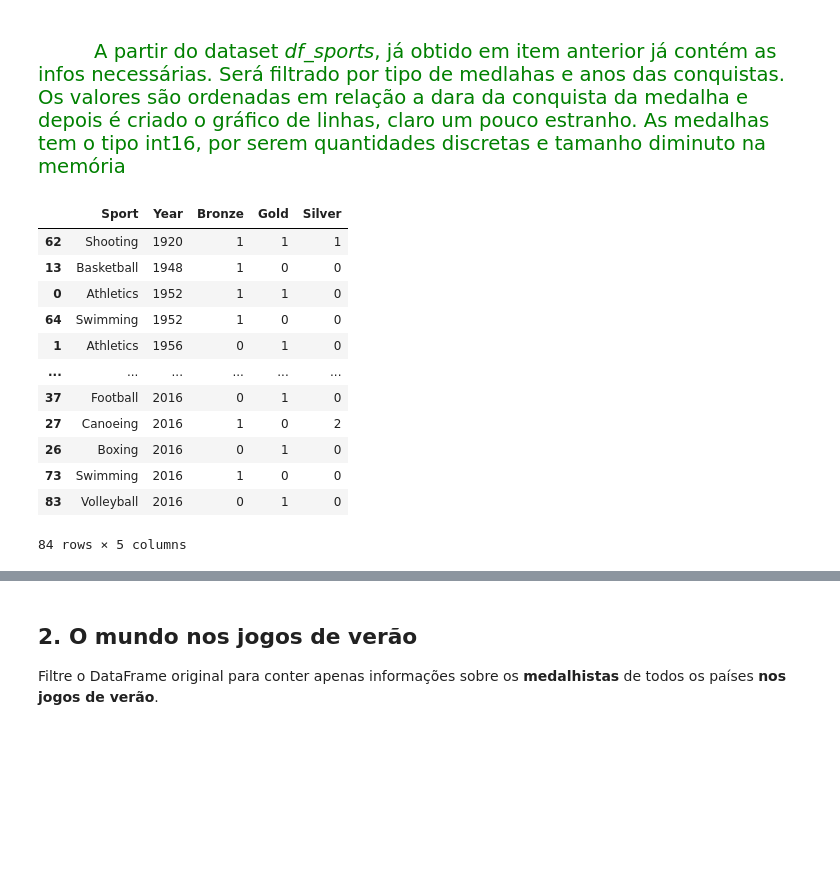
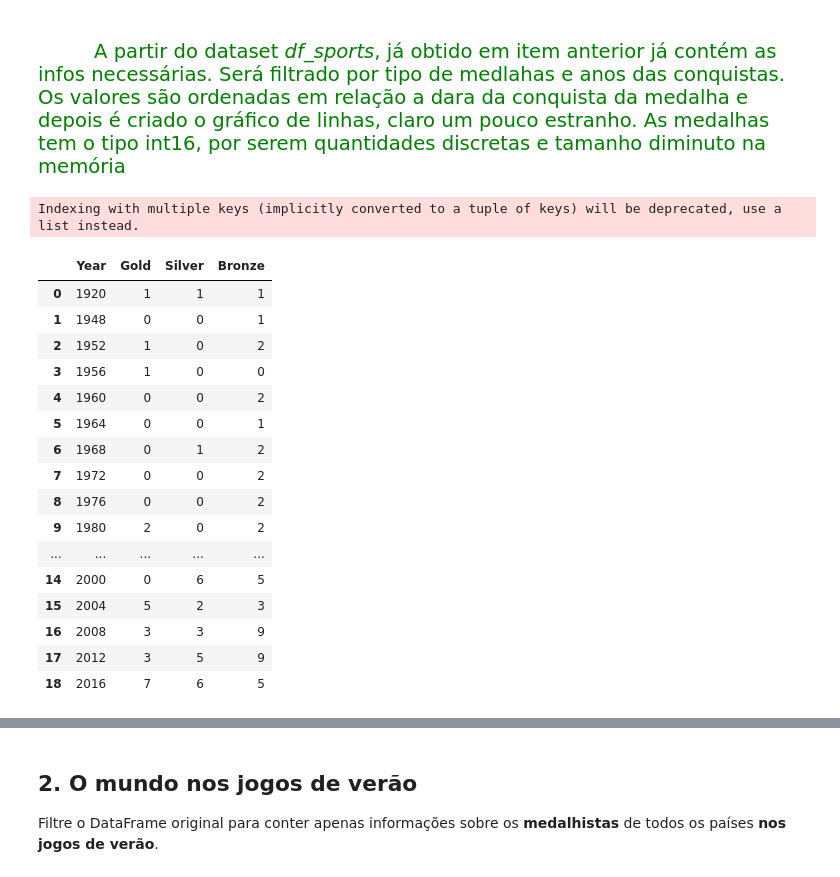
Before and after one commit to VictorBTaveira/Projeto-DataViz, a Jupyter notebook: Projeto_Dataviz.ipynb, the cells around one changed output, grey strips where cells are left out. Cells and saved outputs as stored; diff of their text form; code cells hidden in the pictures; blank space fills up the shorter version.

```diff
--- a/Projeto_Dataviz.ipynb
+++ b/Projeto_Dataviz.ipynb
@@ -432,30 +432,39 @@ Para finalizar a história do Brasil, vamos ver a série temporal de medalhas br
 # %%
 df_sports_med_year = df_sports.groupby(['Sport','Year','Medal']).size()
 
 df_sports_med_year=df_sports_med_year.unstack('Medal').fillna(0).astype({'Bronze':'int16',
                                                     'Silver':'int16',
                                                     'Gold':'int16'})
 
 
 df_sports_med_year.reset_index(inplace = True)
 df_sports_med_year.columns.names = [""]
 df_sports_med_year.sort_values(by='Year',inplace=True)
 
-df_sports_med_year
+df_sports_plot = df_sports_med_year.groupby(['Year'])['Gold','Silver','Bronze'].sum()
+
+df_sports_plot = df_sports_plot.reset_index()
+
+df_sports_plot
 # %% [output]
+Indexing with multiple keys (implicitly converted to a tuple of keys) will be deprecated, use a list instead.
-|  | Sport | Year | Bronze | Gold | Silver |
-| 62 | Shooting | 1920 | 1 | 1 | 1 |
-| 13 | Basketball | 1948 | 1 | 0 | 0 |
-| 0 | Athletics | 1952 | 1 | 1 | 0 |
-| 64 | Swimming | 1952 | 1 | 0 | 0 |
-| 1 | Athletics | 1956 | 0 | 1 | 0 |
-| ... | ... | ... | ... | ... | ... |
-| 37 | Football | 2016 | 0 | 1 | 0 |
-| 27 | Canoeing | 2016 | 1 | 0 | 2 |
-| 26 | Boxing | 2016 | 0 | 1 | 0 |
-| 73 | Swimming | 2016 | 1 | 0 | 0 |
-| 83 | Volleyball | 2016 | 0 | 1 | 0 |
+|  | Year | Gold | Silver | Bronze |
+| 0 | 1920 | 1 | 1 | 1 |
+| 1 | 1948 | 0 | 0 | 1 |
+| 2 | 1952 | 1 | 0 | 2 |
+| 3 | 1956 | 1 | 0 | 0 |
+| 4 | 1960 | 0 | 0 | 2 |
+| 5 | 1964 | 0 | 0 | 1 |
+| 6 | 1968 | 0 | 1 | 2 |
+| 7 | 1972 | 0 | 0 | 2 |
+| 8 | 1976 | 0 | 0 | 2 |
+| 9 | 1980 | 2 | 0 | 2 |
+| ... | ... | ... | ... | ... |
+| 14 | 2000 | 0 | 6 | 5 |
+| 15 | 2004 | 5 | 2 | 3 |
+| 16 | 2008 | 3 | 3 | 9 |
+| 17 | 2012 | 3 | 5 | 9 |
+| 18 | 2016 | 7 | 6 | 5 |
-84 rows × 5 columns
 # %%
 import plotly.express as px
 
```
Also changed, not shown: parts of 2 cells of this notebook.
